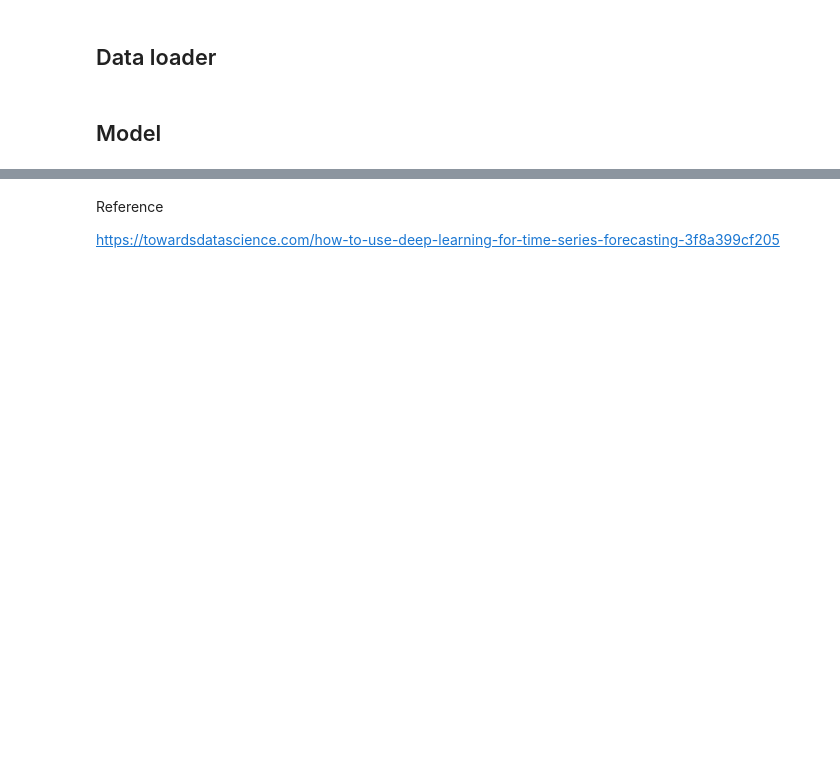
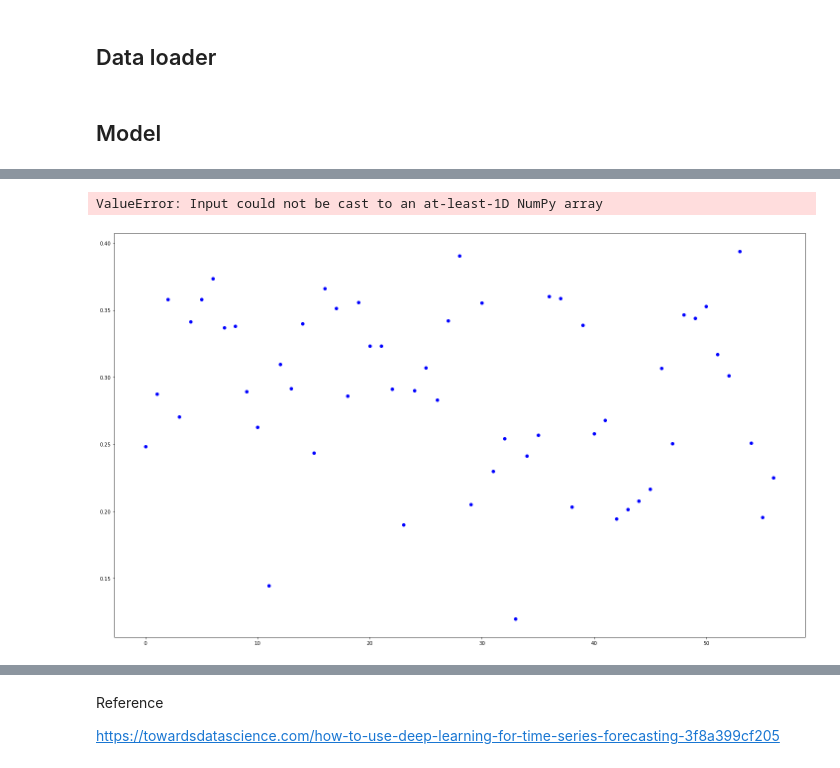
Before and after one commit to JerrickB/MoistBot, a Jupyter notebook: MoistBot.ipynb, the cells around one changed output, grey strips where cells are left out. Cells and saved outputs as stored; diff of their text form; code cells hidden in the pictures; blank space fills up the shorter version.

```diff
--- a/MoistBot.ipynb
+++ b/MoistBot.ipynb
@@ -442,10 +520,10 @@ plt.show()
 # %%
 trn_it = iter(trn_dl)
 batch, ys = next(trn_it)
-batch = np.reshape(batch,(-1))
+# batch = np.reshape(batch,(10,5))
 batch = batch.type(dtype)
 ys = ys.type(dtype)
-for i in range(len(num_hid)):
-    pred = nets[i](batch)
+for net in nets:
+    pred = net(batch)
     print(pred)
 print(ys)
@@ -456,13 +547,16 @@ for i, net in enumerate(nets):
     v = []
     v_ys = []
     net.eval()
-    for batch in range(len(val_dl)//bs):
+    for batch in range(len(val_dl)):
         with torch.no_grad():
             v_bat, v_y = next(val_it)
-            v_bat = np.reshape(v_bat,(-1))
-            v_y = np.reshape(v_y,(-1))
+#             v_bat = np.reshape(v_bat,(-1))
+#             v_y = np.reshape(v_y,(-1))
             v_bat = v_bat.type(dtype)
 
             v.append(net(v_bat)[0].item())
             v_ys.append(v_y)
-    vls.append([v,v_ys])
+    vls.append(zip([v,v_ys]))
+# %%
+v = [vl for vl in v]
+v_ys = [vl for ls in v_ys for vl in ls]
@@ -469,3 +583,11 @@ for i, net in enumerate(nets):
+# %%
+fig, ax = plt.subplots(len(nets),figsize=[25,15])
+ax.plot(v,'bo')
+ax.plot(v_ys,'ro')
+plt.show()
+# %% [output]
+ValueError: Input could not be cast to an at-least-1D NumPy array
+[figure, added]
 # %%
 fig, ax = plt.subplots(len(nets),figsize=[25,15])
 for i, ls in enumerate(vls):
```
Also changed, not shown: parts of 29 cells of this notebook.
